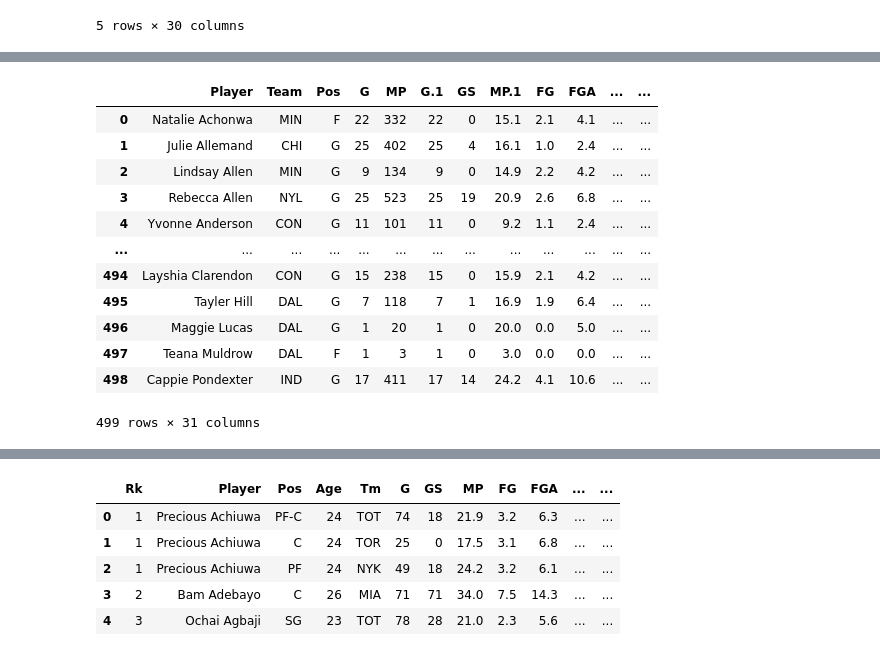
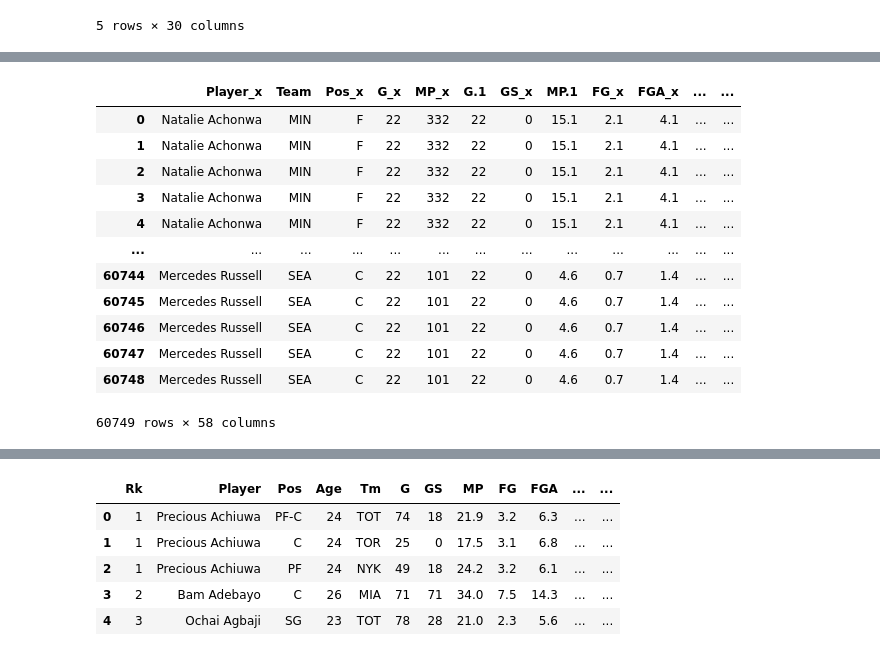
Before and after one commit to ryanlaict/Final-Project, a Jupyter notebook: Final Project - WNBA Recommendor.ipynb, the cells around one changed output, grey strips where cells are left out. Cells and saved outputs as stored; diff of their text form; code cells hidden in the pictures.

```diff
--- a/Final Project - WNBA Recommendor.ipynb
+++ b/Final Project - WNBA Recommendor.ipynb
@@ -89,22 +100,21 @@ nba_data.head()
 | 4 | 3 | Ochai Agbaji | SG | 23 | TOT | 78 | 28 | 21.0 | 2.3 | 5.6 | ... | ... |
 5 rows × 30 columns
 # %%
-import pandas as pd
-
+#Creation of a table with WNBA teams and their details
 # Define the data as a list of lists
 wnba_teams = [
-    ['Atlanta', 'Atl', 'Atlanta Dream', 'Georgia'],
-    ['Chicago', 'Chi', 'Chicago Sky', 'Illinois'],
-    ['Connecticut', 'Con', 'Connecticut Sun', 'Connecticut'],
-    ['Dallas', 'Dal', 'Dallas Wings', 'Texas'],
-    ['San Francisco', 'Hou', 'Golden State Valkyries', 'California'],
-    ['Indiana', 'Ind', 'Indiana Fever', 'Indiana'],
-    ['Las Vegas', 'LV', 'Las Vegas Aces', 'Nevada'],
-    ['Los Angeles', 'LA', 'Los Angeles Sparks', 'California'],
-    ['Minnesota', 'Min', 'Minnesota Lynx', 'Minnesota'],
+    ['Atlanta', 'ATL', 'Atlanta Dream', 'Georgia'],
+    ['Chicago', 'CHI', 'Chicago Sky', 'Illinois'],
+    ['Connecticut', 'CON', 'Connecticut Sun', 'Connecticut'],
+    ['Dallas', 'DAL', 'Dallas Wings', 'Texas'],
+    ['Seattle', 'SEA', 'Seattle Storm', 'Washington'],
+    ['Indiana', 'IND', 'Indiana Fever', 'Indiana'],
+    ['Las Vegas', 'LVA', 'Las Vegas Aces', 'Nevada'],
+    ['Los Angeles', 'LAS', 'Los Angeles Sparks', 'California'],
+    ['Minnesota', 'MIN', 'Minnesota Lynx', 'Minnesota'],
     ['New York', 'NYL', 'New York Liberty', 'New York'],
-    ['Phoenix', 'Phx', 'Phoenix Mercury', 'Arizona'],
-    ['Washington', 'Wsh', 'Washington Mystics', 'District of Columbia']
+    ['Phoenix', 'PHO', 'Phoenix Mercury', 'Arizona'],
+    ['Washington', 'WAS', 'Washington Mystics', 'District of Columbia']
 ]
 
 # Create a Pandas DataFrame
@@ -145,0 +156,16 @@ wnba_df
+# %%
+
+# List of top 25 WNBA players from the ESPN 2023 ranking
+top_25_players = [
+    "Breanna Stewart", "A'ja Wilson", "Alyssa Thomas", "Napheesa Collier", "Satou Sabally",
+    "Jewell Loyd", "Brittney Griner", "Kelsey Plum", "Elena Delle Donne", "Chelsea Gray",
+    "Kahleah Copper", "Courtney Vandersloot", "Jackie Young", "Ezi Magbegor", "Allisha Gray",
+    "Arike Ogunbowale", "Jonquel Jones", "Sabrina Ionescu", "NaLyssa Smith", "DeWanna Bonner",
+    "Rhyne Howard", "Shakira Austin", "Aliyah Boston", "Natasha Howard", "Skylar Diggins-Smith"
+]
+
+# Add a new column indicating if the player is in the top 25
+wnba_data["Top_25_Status"] = wnba_data["Player"].isin(top_25_players)
+
+# Show the result
+wnba_data[["Player", "Top_25_Status"]].head(10)
@@ -146,18 +297,17 @@ wnba_df
 # %%
-
-merged_df = pd.merge(wnba_data, wnba_df , left_on='Team', right_on='Team')
+merged_df = pd.merge(wnba_data, wnba_df , left_on='Team', right_on='Team', how='left')
 merged_df
 # %% [output]
-|  | Player | Team | Pos | G | MP | G.1 | GS | MP.1 | FG | FGA | ... | ... |
+|  | Player_x | Team | Pos_x | G_x | MP_x | G.1 | GS_x | MP.1 | FG_x | FGA_x | ... | ... |
 | 0 | Natalie Achonwa | MIN | F | 22 | 332 | 22 | 0 | 15.1 | 2.1 | 4.1 | ... | ... |
-| 1 | Julie Allemand | CHI | G | 25 | 402 | 25 | 4 | 16.1 | 1.0 | 2.4 | ... | ... |
-| 2 | Lindsay Allen | MIN | G | 9 | 134 | 9 | 0 | 14.9 | 2.2 | 4.2 | ... | ... |
-| 3 | Rebecca Allen | NYL | G | 25 | 523 | 25 | 19 | 20.9 | 2.6 | 6.8 | ... | ... |
-| 4 | Yvonne Anderson | CON | G | 11 | 101 | 11 | 0 | 9.2 | 1.1 | 2.4 | ... | ... |
+| 1 | Natalie Achonwa | MIN | F | 22 | 332 | 22 | 0 | 15.1 | 2.1 | 4.1 | ... | ... |
+| 2 | Natalie Achonwa | MIN | F | 22 | 332 | 22 | 0 | 15.1 | 2.1 | 4.1 | ... | ... |
+| 3 | Natalie Achonwa | MIN | F | 22 | 332 | 22 | 0 | 15.1 | 2.1 | 4.1 | ... | ... |
+| 4 | Natalie Achonwa | MIN | F | 22 | 332 | 22 | 0 | 15.1 | 2.1 | 4.1 | ... | ... |
 | ... | ... | ... | ... | ... | ... | ... | ... | ... | ... | ... | ... | ... |
-| 494 | Layshia Clarendon | CON | G | 15 | 238 | 15 | 0 | 15.9 | 2.1 | 4.2 | ... | ... |
-| 495 | Tayler Hill | DAL | G | 7 | 118 | 7 | 1 | 16.9 | 1.9 | 6.4 | ... | ... |
-| 496 | Maggie Lucas | DAL | G | 1 | 20 | 1 | 0 | 20.0 | 0.0 | 5.0 | ... | ... |
-| 497 | Teana Muldrow | DAL | F | 1 | 3 | 1 | 0 | 3.0 | 0.0 | 0.0 | ... | ... |
-| 498 | Cappie Pondexter | IND | G | 17 | 411 | 17 | 14 | 24.2 | 4.1 | 10.6 | ... | ... |
+| 60744 | Mercedes Russell | SEA | C | 22 | 101 | 22 | 0 | 4.6 | 0.7 | 1.4 | ... | ... |
+| 60745 | Mercedes Russell | SEA | C | 22 | 101 | 22 | 0 | 4.6 | 0.7 | 1.4 | ... | ... |
+| 60746 | Mercedes Russell | SEA | C | 22 | 101 | 22 | 0 | 4.6 | 0.7 | 1.4 | ... | ... |
+| 60747 | Mercedes Russell | SEA | C | 22 | 101 | 22 | 0 | 4.6 | 0.7 | 1.4 | ... | ... |
+| 60748 | Mercedes Russell | SEA | C | 22 | 101 | 22 | 0 | 4.6 | 0.7 | 1.4 | ... | ... |
-499 rows × 31 columns
+60749 rows × 58 columns
```
Also changed, not shown: parts of 67 cells of this notebook, 5 other files.
